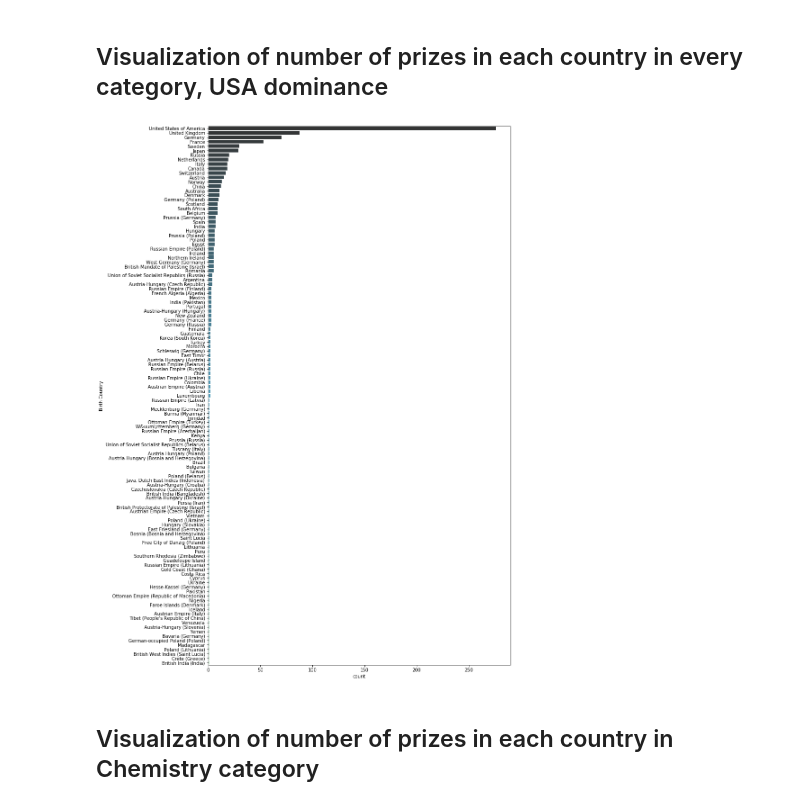
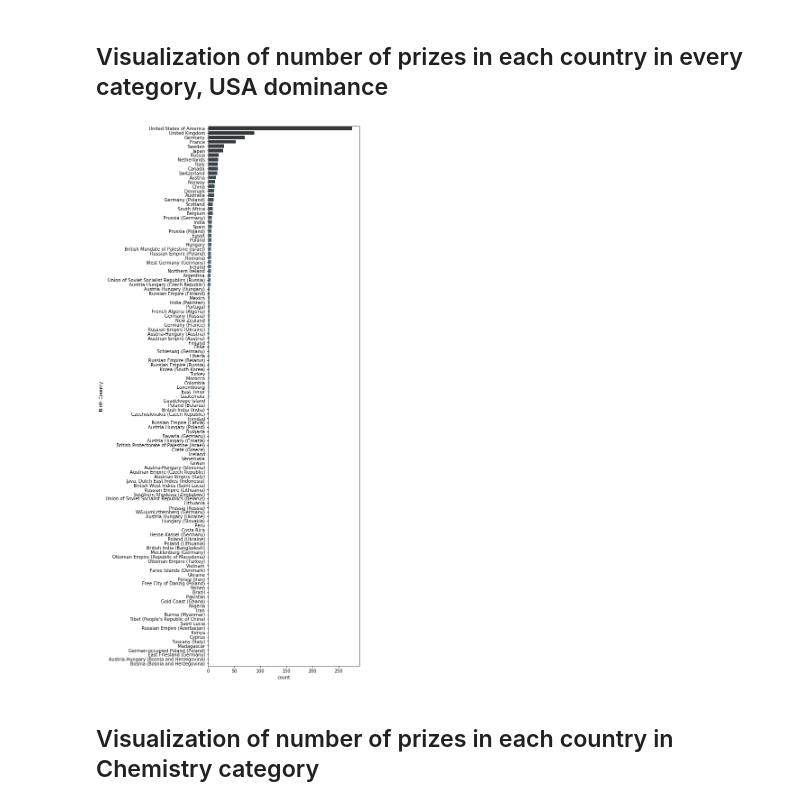
Before and after one commit to ahmedattia213/Project1DataEngineering, a Jupyter notebook: DataVisualization.ipynb, the cells around one changed output. Cells and saved outputs as stored; diff of their text form; code cells hidden in the pictures.

Commit message:
FixingVisualization

```diff
--- a/DataVisualization.ipynb
+++ b/DataVisualization.ipynb
@@ -66,13 +66,13 @@ plt.show()
 ## Visualization of number of prizes in each country in every category, USA dominance
 # %%
 
-plt.figure(figsize=(12,22))
+plt.figure(figsize=(6,22))
 DataGraph = sns.countplot(y="Birth Country", data=NobelData,
               order=NobelData['Birth Country'].value_counts().index,
               palette='GnBu_d')
 plt.show()
 # %% [output]
-[figure, old version]
+[figure, new version]
 # %% [markdown]
 ## Visualization of number of prizes in each country in Chemistry category
 # %%
```
Also changed, not shown: parts of 19 cells of this notebook.
